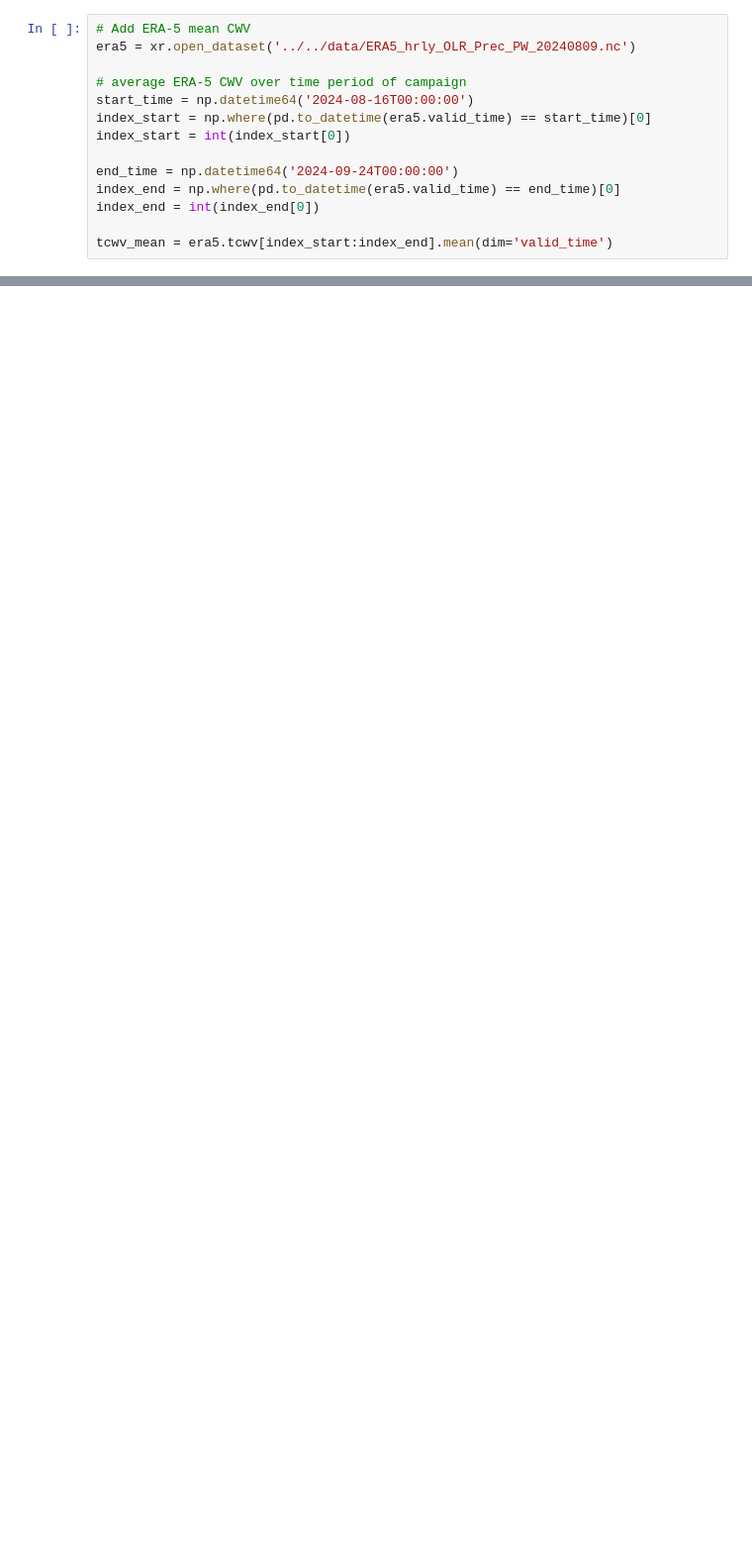
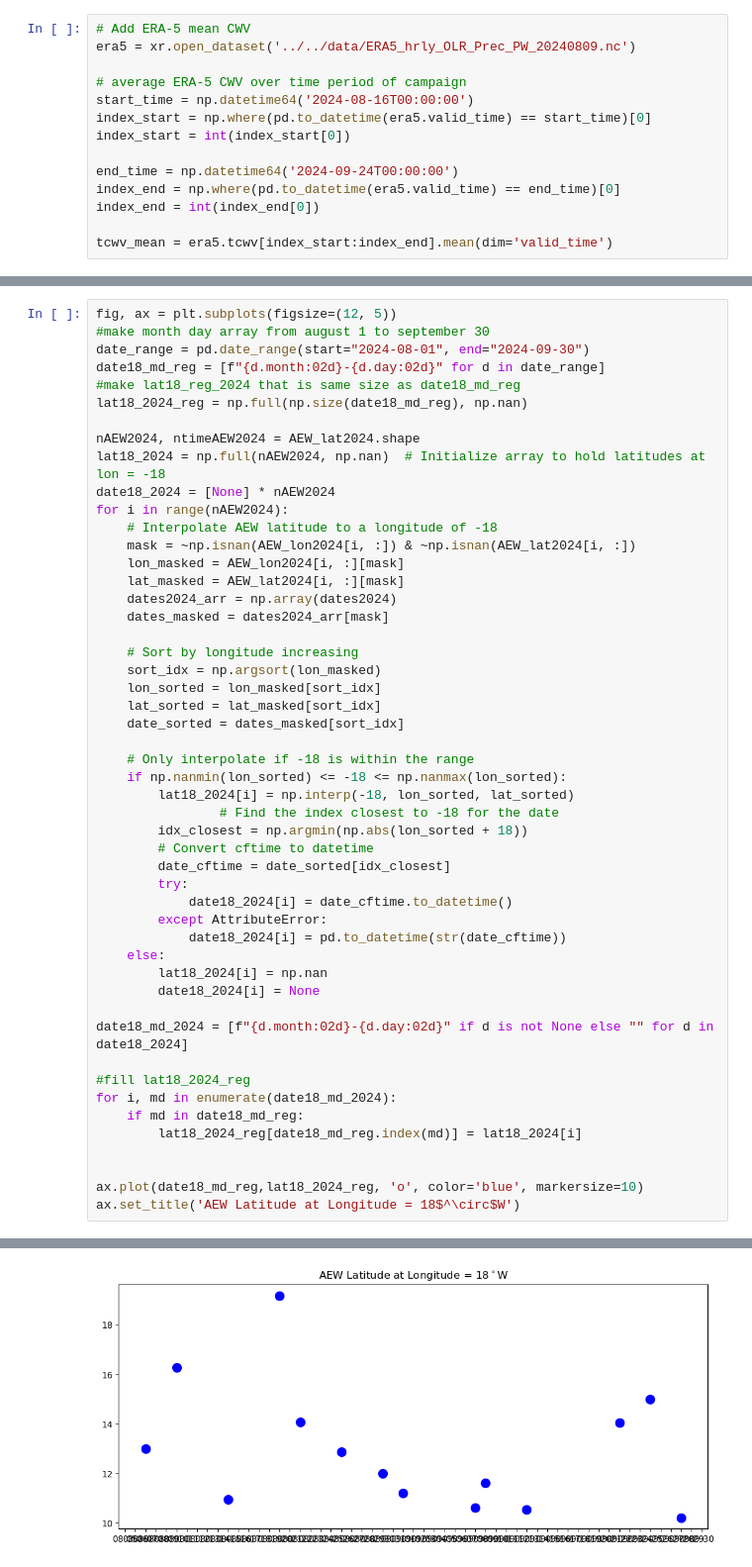
Before and after one commit to allison-wing/PICCOLO, a Jupyter notebook: plot_AEWtracks_ERA5_BOWTIE_climo.ipynb, the cells around one changed output, grey strips where cells are left out. Shown at 99% size. Saved outputs shown, nothing was run; the diff lists cells and outputs as text; blank space fills up the shorter version.

```diff
--- a/plot_AEWtracks_ERA5_BOWTIE_climo.ipynb
+++ b/plot_AEWtracks_ERA5_BOWTIE_climo.ipynb
@@ -289,0 +255,51 @@ Text(0.5, 1.0, 'AEW Tracks: Aug  10 - Sep  30, 2024')
+# %%
+fig, ax = plt.subplots(figsize=(12, 5))
+#make month day array from august 1 to september 30
+date_range = pd.date_range(start="2024-08-01", end="2024-09-30")
+date18_md_reg = [f"{d.month:02d}-{d.day:02d}" for d in date_range]
+#make lat18_reg_2024 that is same size as date18_md_reg
+lat18_2024_reg = np.full(np.size(date18_md_reg), np.nan)
+
+nAEW2024, ntimeAEW2024 = AEW_lat2024.shape
+lat18_2024 = np.full(nAEW2024, np.nan)  # Initialize array to hold latitudes at lon = -18
+date18_2024 = [None] * nAEW2024
+for i in range(nAEW2024):
+    # Interpolate AEW latitude to a longitude of -18
+    mask = ~np.isnan(AEW_lon2024[i, :]) & ~np.isnan(AEW_lat2024[i, :])
+    lon_masked = AEW_lon2024[i, :][mask]
+    lat_masked = AEW_lat2024[i, :][mask]
+    dates2024_arr = np.array(dates2024)
+    dates_masked = dates2024_arr[mask]
+
+    # Sort by longitude increasing
+    sort_idx = np.argsort(lon_masked)
+    lon_sorted = lon_masked[sort_idx]
+    lat_sorted = lat_masked[sort_idx]
+    date_sorted = dates_masked[sort_idx]
+
+    # Only interpolate if -18 is within the range
+    if np.nanmin(lon_sorted) <= -18 <= np.nanmax(lon_sorted):
+        lat18_2024[i] = np.interp(-18, lon_sorted, lat_sorted)
+                # Find the index closest to -18 for the date
+        idx_closest = np.argmin(np.abs(lon_sorted + 18))
+        # Convert cftime to datetime
+        date_cftime = date_sorted[idx_closest]
+        try:
+            date18_2024[i] = date_cftime.to_datetime()
+        except AttributeError:
+            date18_2024[i] = pd.to_datetime(str(date_cftime))
+    else:
+        lat18_2024[i] = np.nan
+        date18_2024[i] = None
+
+date18_md_2024 = [f"{d.month:02d}-{d.day:02d}" if d is not None else "" for d in date18_2024]
+
+#fill lat18_2024_reg
+for i, md in enumerate(date18_md_2024):
+    if md in date18_md_reg:
+        lat18_2024_reg[date18_md_reg.index(md)] = lat18_2024[i]
+
+
+ax.plot(date18_md_reg,lat18_2024_reg, 'o', color='blue', markersize=10)
+ax.set_title('AEW Latitude at Longitude = 18$^\circ$W')
+# %% [output]
@@ -289,0 +307 @@ Text(0.5, 1.0, 'AEW Tracks: Aug  10 - Sep  30, 2024')
+[figure, added]
```
Also changed, not shown: parts of 7 cells of this notebook.
